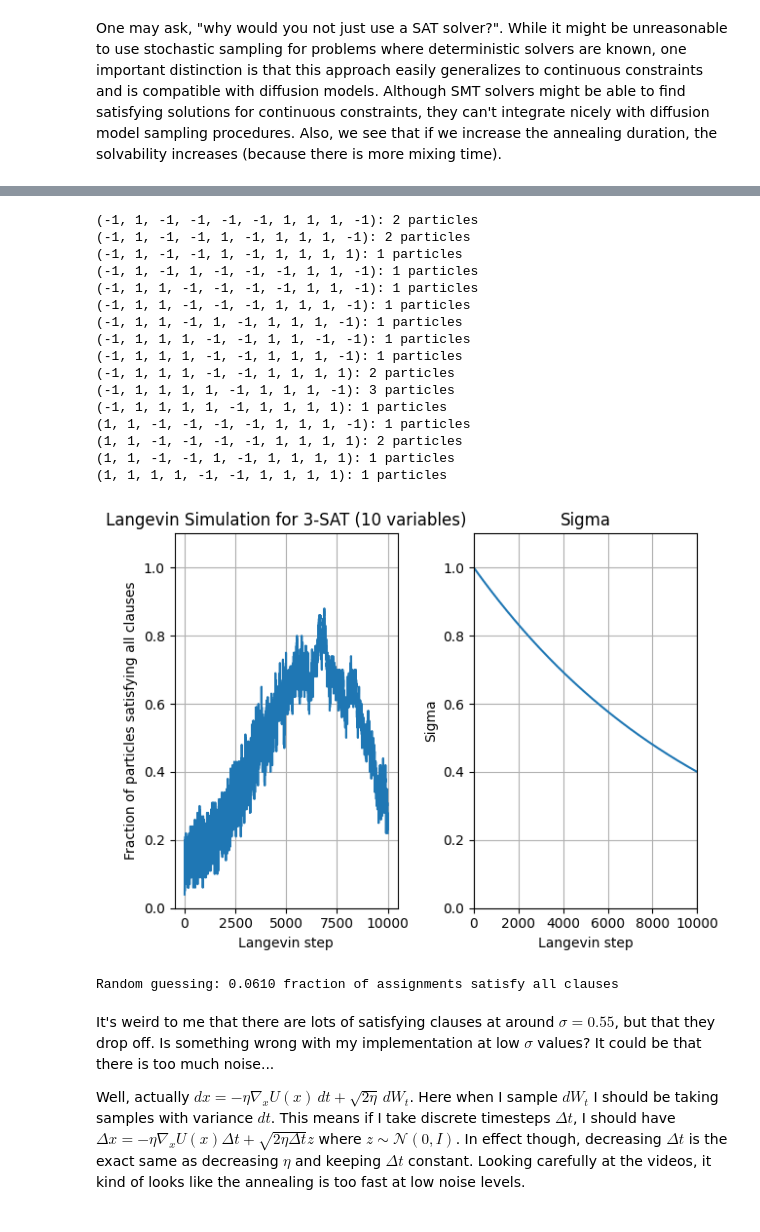
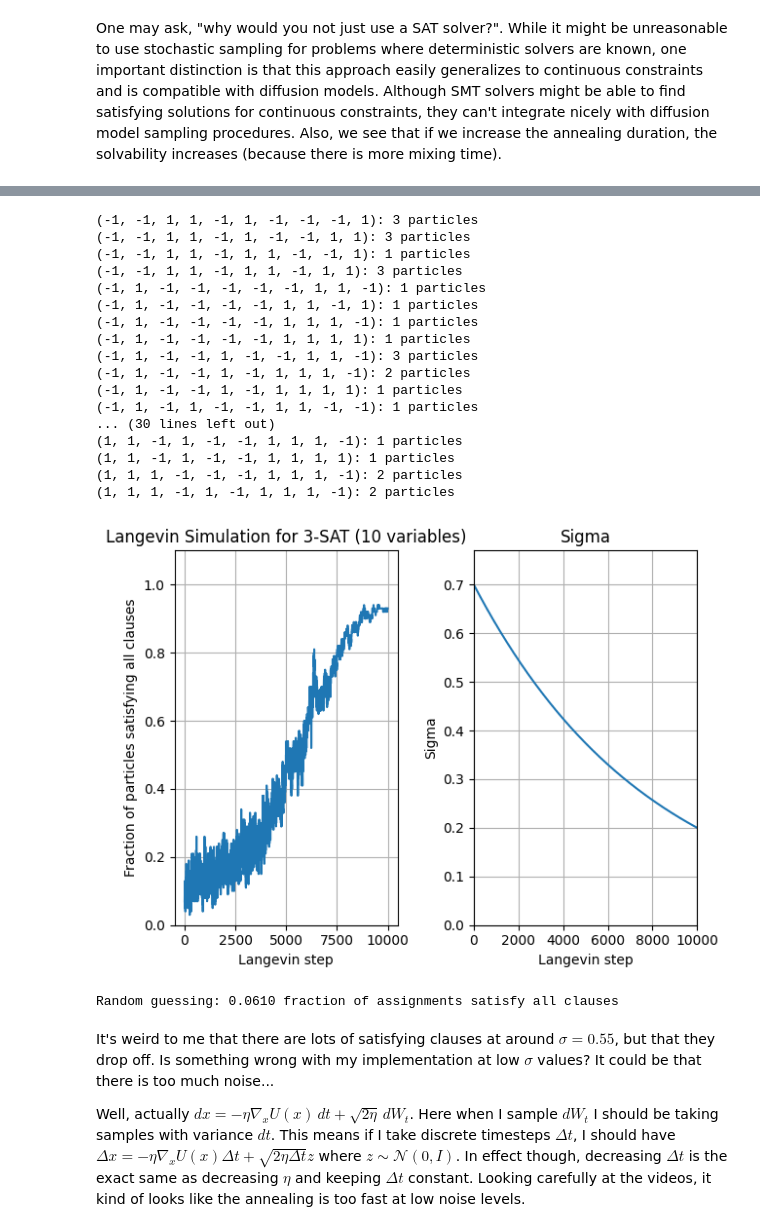
Before and after one commit to myfatemi04/constraint-guidance, a Jupyter notebook: notebooks/general_constrained_sampling.ipynb, the cells around one changed output, grey strips where cells are left out. Drawn from its saved outputs; the diff is of its cells as text; code cells hidden in the pictures.

```diff
--- a/notebooks/general_constrained_sampling.ipynb
+++ b/notebooks/general_constrained_sampling.ipynb
@@ -1072,6 +1081,8 @@ def two_boxes_score(x, sigma):
 
 def langevin_step(score_fn, x, sigma, step_size):
     score = score_fn(x, sigma)
+    if isinstance(score, tuple):
+        score = score[0]
     score_norm = np.sqrt(np.sum(score**2, axis=-1, keepdims=True)) + 1e-40
     score_scaling_factor = np.minimum(100 / score_norm, 1.0)
     return x + (
@@ -1226,18 +1235,18 @@ Then the score is:
 # %%
 def x_in_points_score(x, points, sigma):
     # We ignore the common normalization factor for Gaussian distributions of the same dimension.
-    log_D_per_point_B_P = (
-        -0.5 * ((x[:, None, :] - points[None, :, :]) ** 2).sum(axis=-1) / sigma**2
-    )
+    if len(points.shape) == 2:
+        points = points[None, :, :]
+    log_D_per_point_B_P = -0.5 * ((x[:, None, :] - points) ** 2).sum(axis=-1) / sigma**2
     log_D_base_B_1 = np.max(log_D_per_point_B_P, axis=1, keepdims=True)
     log_D__B_1 = log_D_base_B_1 + np.log(
         np.sum(np.exp(log_D_per_point_B_P - log_D_base_B_1), axis=1, keepdims=True)
     )
     log_N_coefficients_B_P = -0.5 * (
-        ((x[:, None, :] - points[None, :, :]) ** 2).sum(axis=-1) / sigma**2
+        ((x[:, None, :] - points) ** 2).sum(axis=-1) / sigma**2
     )
     log_N_base_B_1 = np.max(log_N_coefficients_B_P, axis=1, keepdims=True)
-    displacements_B_P_D = (points[None, :, :] - x[:, None, :]) / sigma**2
+    displacements_B_P_D = (points - x[:, None, :]) / sigma**2
     N_coefficients_B_P = np.exp(log_N_coefficients_B_P - log_N_base_B_1)
 
     N__B_D = np.sum(N_coefficients_B_P[..., None] * displacements_B_P_D, axis=1)
@@ -1524,0 +1637,10 @@ def run_and_eval(
+# %%
+def generate_clauses(num_variables, num_clauses):
+    clauses = []
+    for i in range(num_clauses):
+        clause = np.random.choice(
+            np.arange(1, num_variables + 1), size=3, replace=False
+        )
+        clause *= np.random.choice([-1, 1], size=3)
+        clauses.append(tuple(clause))
+    return clauses
@@ -1525,5 +1688,5 @@ def run_and_eval(
 # %%
-run_and_eval(
+_ = run_and_eval(
     num_variables=4,
     clauses=[
         (2, 3, -4),
@@ -1531,5 +1694,6 @@ run_and_eval(
         (1, -2, 4),
         (-1, 2, 3),
     ],
+    precompute=True,
 )
 # %% [output]
@@ -1608,7 +1796,15 @@ for i in range(num_clauses):
 
 for steps in [100, 1000, 10000]:
     # run_and_eval(num_variables, clauses, steps=steps, num_particles=100, min_sigma=0.01, max_sigma=1.0, schedule='linear')
-    run_and_eval(num_variables, clauses, steps=steps, num_particles=100, min_sigma=0.4, max_sigma=1.0, schedule='exponential')
+    run_and_eval(
+        num_variables,
+        clauses,
+        steps=steps,
+        num_particles=100,
+        min_sigma=0.2,
+        max_sigma=0.7,
+        schedule="exponential",
+    )
 
 # Compare to random guessing.
 num_trials = 10000
@@ -1625,5 +1821,7 @@ for _ in range(num_trials):
     if all_ok:
         ok_count += 1
 
-print(f"Random guessing: {ok_count / num_trials:.4f} fraction of assignments satisfy all clauses")
+print(
+    f"Random guessing: {ok_count / num_trials:.4f} fraction of assignments satisfy all clauses"
+)
 # %% [output]
@@ -1669,20 +1864,21 @@ print(f"Random guessing: {ok_count / num_trials:.4f} fraction of assignments sat
-(-1, 1, -1, -1, -1, -1, 1, 1, 1, -1): 2 particles
+(-1, -1, 1, 1, -1, 1, -1, -1, -1, 1): 3 particles
+(-1, -1, 1, 1, -1, 1, -1, -1, 1, 1): 3 particles
+(-1, -1, 1, 1, -1, 1, 1, -1, -1, 1): 1 particles
+(-1, -1, 1, 1, -1, 1, 1, -1, 1, 1): 3 particles
+(-1, 1, -1, -1, -1, -1, -1, 1, 1, -1): 1 particles
+(-1, 1, -1, -1, -1, -1, 1, 1, -1, 1): 1 particles
+(-1, 1, -1, -1, -1, -1, 1, 1, 1, -1): 1 particles
+(-1, 1, -1, -1, -1, -1, 1, 1, 1, 1): 1 particles
+(-1, 1, -1, -1, 1, -1, -1, 1, 1, -1): 3 particles
 (-1, 1, -1, -1, 1, -1, 1, 1, 1, -1): 2 particles
 (-1, 1, -1, -1, 1, -1, 1, 1, 1, 1): 1 particles
-(-1, 1, -1, 1, -1, -1, -1, 1, 1, -1): 1 particles
-(-1, 1, 1, -1, -1, -1, -1, 1, 1, -1): 1 particles
-(-1, 1, 1, -1, -1, -1, 1, 1, 1, -1): 1 particles
-(-1, 1, 1, -1, 1, -1, 1, 1, 1, -1): 1 particles
-(-1, 1, 1, 1, -1, -1, 1, 1, -1, -1): 1 particles
-(-1, 1, 1, 1, -1, -1, 1, 1, 1, -1): 1 particles
-(-1, 1, 1, 1, -1, -1, 1, 1, 1, 1): 2 particles
-(-1, 1, 1, 1, 1, -1, 1, 1, 1, -1): 3 particles
-(-1, 1, 1, 1, 1, -1, 1, 1, 1, 1): 1 particles
-(1, 1, -1, -1, -1, -1, 1, 1, 1, -1): 1 particles
-(1, 1, -1, -1, -1, -1, 1, 1, 1, 1): 2 particles
-(1, 1, -1, -1, 1, -1, 1, 1, 1, 1): 1 particles
-(1, 1, 1, 1, -1, -1, 1, 1, 1, 1): 1 particles
+(-1, 1, -1, 1, -1, -1, 1, 1, -1, -1): 1 particles
+... (30 lines left out)
+(1, 1, -1, 1, -1, -1, 1, 1, 1, -1): 1 particles
+(1, 1, -1, 1, -1, -1, 1, 1, 1, 1): 1 particles
+(1, 1, 1, -1, -1, -1, 1, 1, 1, -1): 2 particles
+(1, 1, 1, -1, 1, -1, 1, 1, 1, -1): 2 particles
-[figure, old version]
+[figure, new version]
 Random guessing: 0.0610 fraction of assignments satisfy all clauses
 # %% [markdown]
 It's weird to me that there are lots of satisfying clauses at around $\sigma = 0.55$, but that they drop off. Is something wrong with my implementation at low $\sigma$ values? It could be that there is too much noise...
```
Also changed, not shown: parts of 27 cells of this notebook.
